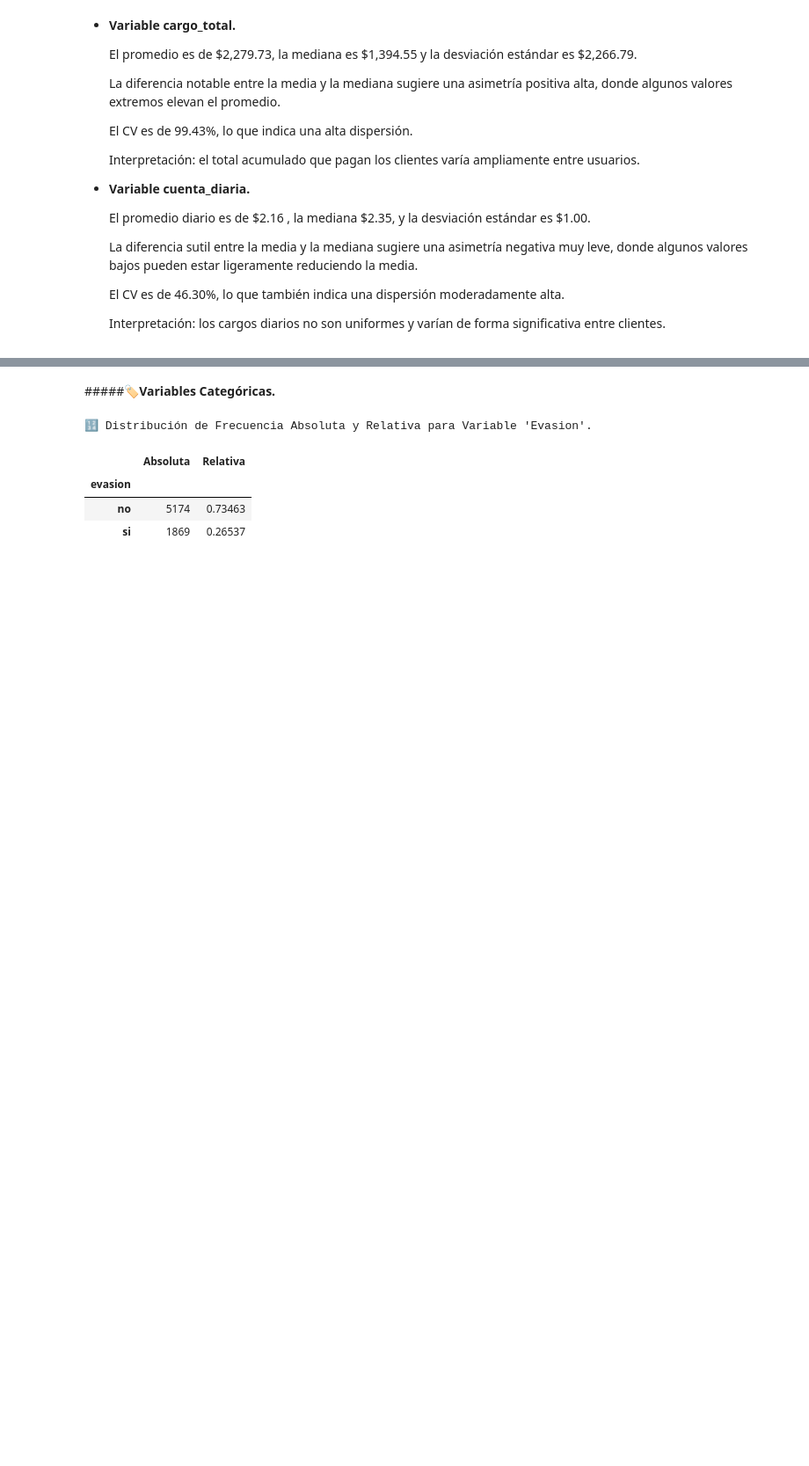
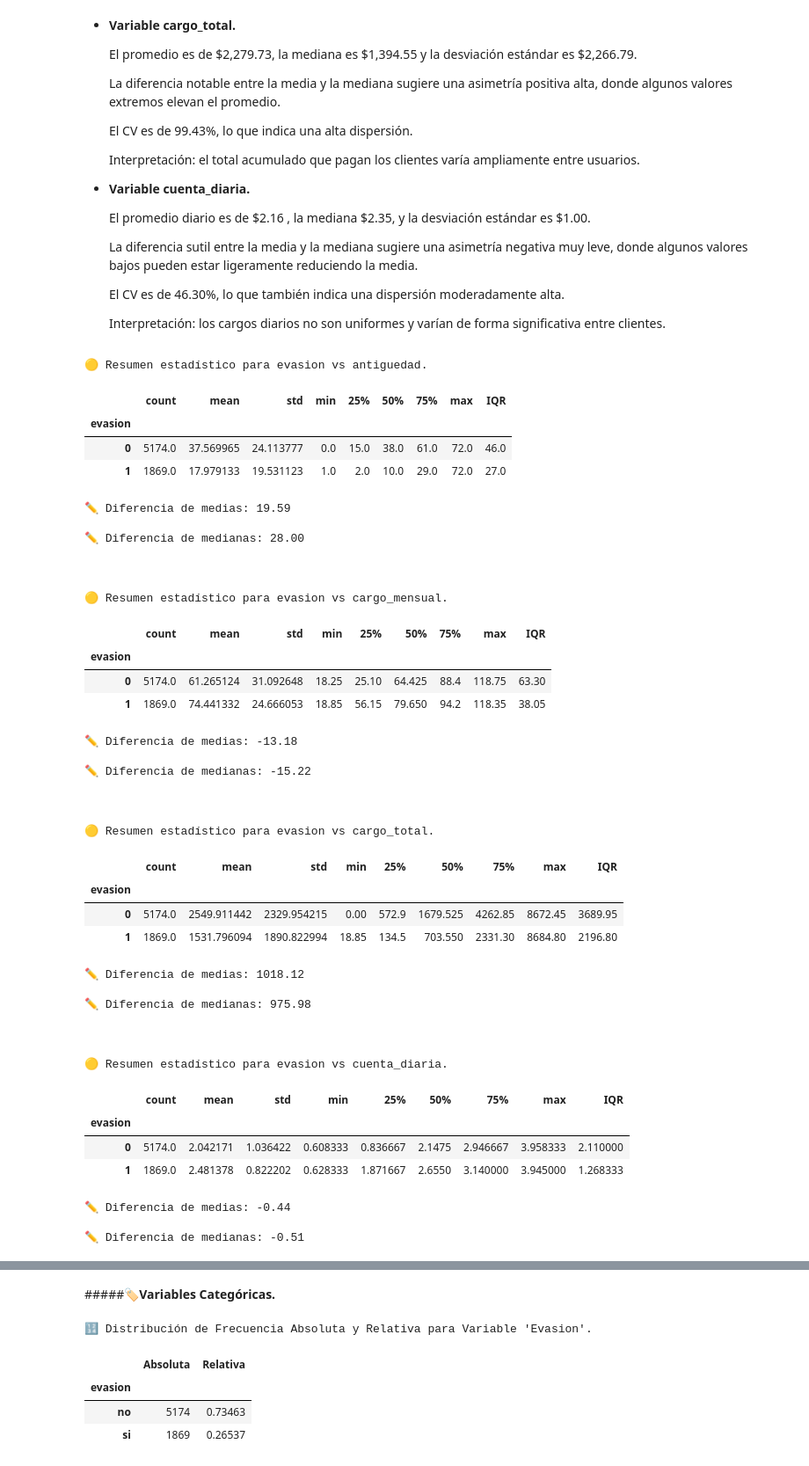
Before and after one commit to EuniceGarcia503/Challenge2_TelecomX_LATAM, a Jupyter notebook: TelecomX_LATAM.ipynb, the cells around one changed output, grey strips where cells are left out. Shown at 88% size. Saved outputs shown, nothing was run; the diff lists cells and outputs as text; code cells hidden in the pictures; blank space fills up the shorter version.

Commit message:
Agrego conclusiones preliminares sobre  la Tendencia general  de la variable evasión con otras variables numéricas.

```diff
--- a/TelecomX_LATAM.ipynb
+++ b/TelecomX_LATAM.ipynb
@@ -496,3 +486,71 @@ df_telecomX_limpio.describe()
   El CV es de 46.30%, lo que también indica una dispersión moderadamente alta.
 
   Interpretación: los cargos diarios no son uniformes y varían de forma significativa entre clientes.
+# %%
+# Resumen estadístico por grupo de evasión.
+resumen = df_telecomX_limpio_copy.groupby('evasion')['antiguedad'].describe()
+#Lista para variables numéricas.
+variables_numericas = ['antiguedad', 'cargo_mensual', 'cargo_total', 'cuenta_diaria']
+
+
+def resumen_estadistico(df, columna):
+    resumen = df.groupby('evasion')[columna].describe()
+
+    # Calcular IQR en meses y años.
+    resumen['IQR'] = resumen['75%'] - resumen['25%']
+
+    media_meses = resumen.loc[0,'mean'] - resumen.loc[1,'mean']
+    media_años = media_meses / 12
+
+    medianas_meses = resumen.loc[0,'50%'] - resumen.loc[1,'50%']
+
+    print(f"🟡 Resumen estadístico para evasion vs {col}.\n")
+    display(resumen)
+    print(f"\n✏️ Diferencia de medias: {media_meses:.2f} \n")
+    print(f"✏️ Diferencia de medianas: {medianas_meses:.2f} \n\n\n")
+
+
+for col in variables_numericas:
+  resumen_estadistico(df_telecomX_limpio_copy, col)
+# %% [output]
+🟡 Resumen estadístico para evasion vs antiguedad.
+|  | count | mean | std | min | 25% | 50% | 75% | max | IQR |
+| evasion |  |  |  |  |  |  |  |  |  |
+| 0 | 5174.0 | 37.569965 | 24.113777 | 0.0 | 15.0 | 38.0 | 61.0 | 72.0 | 46.0 |
+| 1 | 1869.0 | 17.979133 | 19.531123 | 1.0 | 2.0 | 10.0 | 29.0 | 72.0 | 27.0 |
+✏️ Diferencia de medias: 19.59
+
+✏️ Diferencia de medianas: 28.00
+
+
+
+🟡 Resumen estadístico para evasion vs cargo_mensual.
+|  | count | mean | std | min | 25% | 50% | 75% | max | IQR |
+| evasion |  |  |  |  |  |  |  |  |  |
+| 0 | 5174.0 | 61.265124 | 31.092648 | 18.25 | 25.10 | 64.425 | 88.4 | 118.75 | 63.30 |
+| 1 | 1869.0 | 74.441332 | 24.666053 | 18.85 | 56.15 | 79.650 | 94.2 | 118.35 | 38.05 |
+✏️ Diferencia de medias: -13.18
+
+✏️ Diferencia de medianas: -15.22
+
+
+
+🟡 Resumen estadístico para evasion vs cargo_total.
+|  | count | mean | std | min | 25% | 50% | 75% | max | IQR |
+| evasion |  |  |  |  |  |  |  |  |  |
+| 0 | 5174.0 | 2549.911442 | 2329.954215 | 0.00 | 572.9 | 1679.525 | 4262.85 | 8672.45 | 3689.95 |
+| 1 | 1869.0 | 1531.796094 | 1890.822994 | 18.85 | 134.5 | 703.550 | 2331.30 | 8684.80 | 2196.80 |
+✏️ Diferencia de medias: 1018.12
+
+✏️ Diferencia de medianas: 975.98
+
+
+
+🟡 Resumen estadístico para evasion vs cuenta_diaria.
+|  | count | mean | std | min | 25% | 50% | 75% | max | IQR |
+| evasion |  |  |  |  |  |  |  |  |  |
+| 0 | 5174.0 | 2.042171 | 1.036422 | 0.608333 | 0.836667 | 2.1475 | 2.946667 | 3.958333 | 2.110000 |
+| 1 | 1869.0 | 2.481378 | 0.822202 | 0.628333 | 1.871667 | 2.6550 | 3.140000 | 3.945000 | 1.268333 |
+✏️ Diferencia de medias: -0.44
+
+✏️ Diferencia de medianas: -0.51
```
Also changed, not shown: parts of 22 cells of this notebook.
